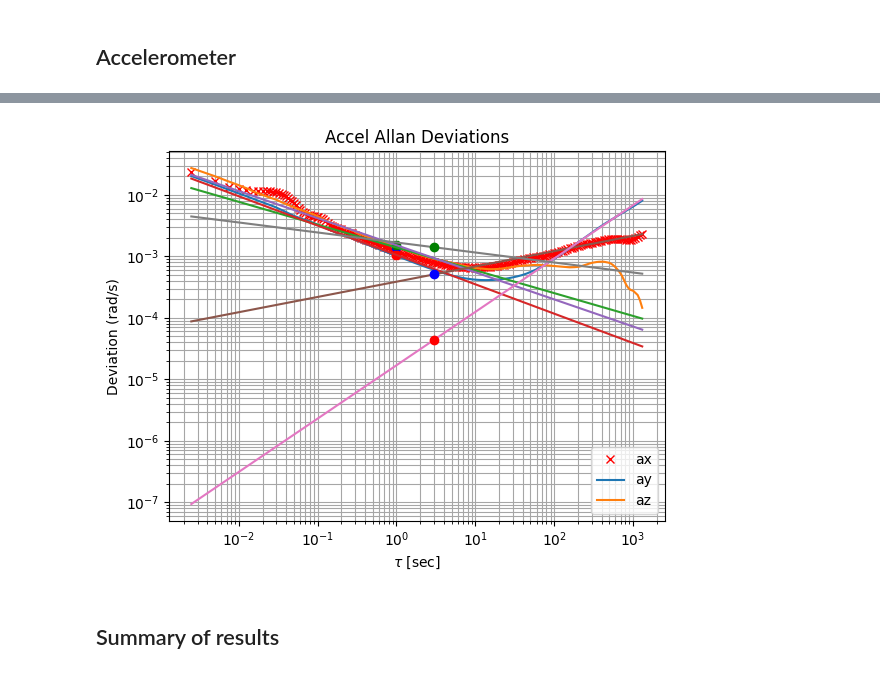
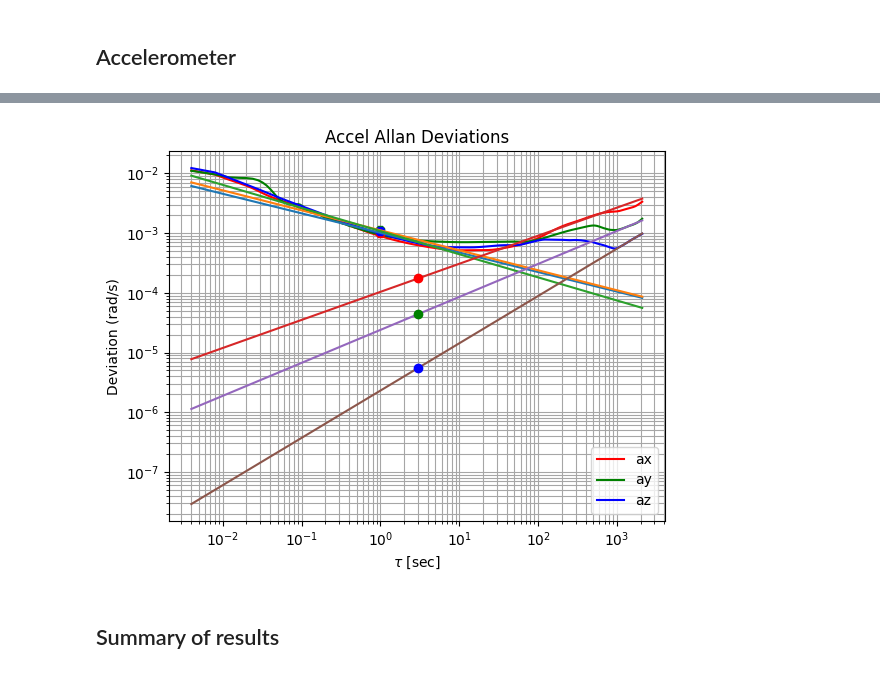
Before and after one commit to diplodocuslongus/depthai2know, a Jupyter notebook: IMU/noise_from_allan.ipynb, the cells around one changed output, grey strips where cells are left out. Drawn from its saved outputs; the diff is of its cells as text; code cells hidden in the pictures.

```diff
--- a/IMU/noise_from_allan.ipynb
+++ b/IMU/noise_from_allan.ipynb
@@ -24,22 +24,14 @@ import scipy.stats as stats
 
 HOME = os.getenv("HOME")
 #CSV_FILENAME = 'imu_oakdpro_1hr_28032024.csv'
-# CSV_FILENAME = 'imu_oak_BNO086_6mn_gyroSR400_accSR500_yDown.csv'
-# CSV_FILENAME = 'oak_BNO086_6mn_gyroSR400_accSR500_level.csv'
-# CSV_FILENAME = 'oak_BNO086_6mn_gyroSR400_accSR500_xUp.csv'
 
-# CSV_FILENAME = 'oak_BNO086_6mn_gyroSR400_accSR500_yDown.csv'
-# CSV_FILENAME = 'oak_BNO086_30mn_gyrocalSR400_acclinSR500_level.csv'
-# CSV_FILENAME = 'oak_BNO086_6mn_gyroSR400_accSR500_yUp.csv'
-# CSV_FILENAME = 'oak_BNO086_6mn_gyroSR400_accSR500_zUp.csv'
-# CSV_FILENAME = 'oak_BNO086_6mn_gyroSR400_accSR500_zDown.csv'
-# CSV_FILENAME = 'imu_oak_BNO086_6mn_gyroSR400_accSR500.csv'
-# CSV_FILENAME = 'imu_oak_BNO086_6mn_gyroSR100_accSR125.csv'
-CSV_FILENAME = HOME+'/Data/Drones/IMU/oak_BNO086_60mn_gyroSR400_accSR500_xDown.csv'
-FS = 400  # Sample rate [Hz] # this is obtained from the measured data
+CSV_FILENAME = HOME+'/Data/Drones/IMU/OAKLight_BMI270_90mn_gyroSR250_accSR250_yUp.csv'
+# CSV_FILENAME = HOME+'/Data/Drones/IMU/oak_BNO086_60mn_gyroSR400_accSR500_xDown.csv'
+FS = 250  # Sample rate [Hz] # this is obtained from the measured data
 ANGLE_UNIT_FOR_NOISE = 'rad' # or 'deg'
 VELOCITY_UNIT_FOR_NOISE = 'm/s' # or e.g. 'cm/s'
 ACCELERATION_UNIT_FOR_NOISE = 'm/s²' # or 'g'
+ACCELERATION_UNIT = 'm/s²' # or 'g'
 PRECI= 2
 TYPE = "e" # e: exponential notation
 TS = 1.0 / FS
@@ -389,9 +448,9 @@ Mnb = 200 # for noise analysis
 # Plot data on log-scale
 plt.figure()
 plt.title('Accel Allan Deviations')
-plt.plot(taux, adx, 'rx', label='ax')
-plt.plot(tauy, ady, label='ay')
-plt.plot(tauz, adz, label='az')
+plt.plot(taux, adx, 'r', label='ax')
+plt.plot(tauy, ady, 'g',label='ay')
+plt.plot(tauz, adz, 'b',label='az')
 plt.xlabel(r'$\tau$ [sec]')
 plt.ylabel(f'Deviation ({ANGLE_UNIT_FOR_NOISE}/s)')
 plt.grid(True, which="both", ls="-", color='0.65')
@@ -476,30 +535,41 @@ print(f'Average accel_veloci_randwalk = '
       #f' or {accel_veloci_randwalk_avg_dph:.{PRECI}{TYPE}} °/√hr (deg/sqrt(hour))')
 #print(f'Sqrt Average accel_veloci_randwalk \
     #= {np.sqrt(accel_veloci_randwalk_avg):.{PRECI}{TYPE}}')
-plt.plot(1,accel_veloci_randwalk_x,'b8')
-plt.plot(1,accel_veloci_randwalk_y,'r8')
-plt.plot(1,accel_veloci_randwalk_z,'g8')
+plt.plot(1,accel_veloci_randwalk_x,'r8')
+plt.plot(1,accel_veloci_randwalk_y,'g8')
+plt.plot(1,accel_veloci_randwalk_z,'b8')
 plt.plot(taux,rw_fit_x(taux))
 plt.plot(tauy,rw_fit_y(tauy))
 plt.plot(tauz,rw_fit_z(tauz))
 
 # get the rate random walk (unit: (rad/s)/√Hz
 # fit in the other direction
-
+# slop 1
 idx_start = np.where(taux > 100)[0][0]
 idx_end = np.where(taux < 1000)[0][-1]
 print(f'linear fit slope for gx: = {idx_start,idx_end}')
 logtaux = np.log(taux[idx_start:idx_end])
 logadx = np.log(adx[idx_start:idx_end])
 # for gy
-idx_start = np.where(tauy > 100)[0][0]
-idx_end = np.where(tauy < 1000)[0][-1]
+#custom location for the fit needed if ADEV is unusual
+if CSV_FILENAME == HOME+'/Data/Drones/IMU/OAKLight_BMI270_90mn_gyroSR250_accSR250_yUp.csv':
+    idx_start = -10 #tauy[-10] #np.where(tauy > 100)[0][0]
+    idx_end = -1 #tauy [-1] #np.where(tauy < 120)[0][-1]
+else:
+    idx_start = np.where(tauy > 100)[0][0]
+    idx_end = np.where(tauy < 1000)[0][-1]
+
 print(f'linear fit slope for gy: = {idx_start,idx_end}')
 logtauy = np.log(tauy[idx_start:idx_end])
 logady = np.log(ady[idx_start:idx_end])
 # for gz
-idx_start = np.where(tauz > 100)[0][0]
-idx_end = np.where(tauz < 1000)[0][-1]
+if CSV_FILENAME == HOME+'/Data/Drones/IMU/OAKLight_BMI270_90mn_gyroSR250_accSR250_yUp.csv':
+    idx_start = -10 #tauy[-10] #np.where(tauy > 100)[0][0]
+    idx_end = -1 #tauy [-1] #np.where(tauy < 120)[0][-1]
+else:
+    idx_start = np.where(tauy > 100)[0][0]
+    idx_end = np.where(tauy < 1000)[0][-1]
+
 print(f'linear fit slope for gz: = {idx_start,idx_end}')
 logtauz = np.log(tauz[idx_start:idx_end])
 logadz = np.log(adz[idx_start:idx_end])
@@ -562,8 +632,8 @@ print(f'acceleration_randwalk_x = {acceleration_randwalk_x:.{PRECI}{TYPE}} {ACCE
 print(f'acceleration_randwalk_y = {acceleration_randwalk_y:.{PRECI}{TYPE}} {ACCELERATION_UNIT_FOR_NOISE}/√s')
 print(f'acceleration_randwalk_z = {acceleration_randwalk_z:.{PRECI}{TYPE}} {ACCELERATION_UNIT_FOR_NOISE}/√s')
 print(f'Average acceleration_randwalk = {acceleration_randwalk_avg:.{PRECI}{TYPE}} {ACCELERATION_UNIT_FOR_NOISE}/√s')
-plt.plot(3,acceleration_randwalk_x,'bo')
-plt.plot(3,acceleration_randwalk_y,'ro')
-plt.plot(3,acceleration_randwalk_z,'go')
+plt.plot(3,acceleration_randwalk_x,'ro')
+plt.plot(3,acceleration_randwalk_y,'go')
+plt.plot(3,acceleration_randwalk_z,'bo')
 plt.show()
 # %% [output]
@@ -587,4 +657,4 @@ Average acceleration_randwalk = 6.53e-04 m/s²/√s
-[figure, old version]
+[figure, new version]
 # %% [markdown]
 ## Summary of results
 # %%
```
Also changed, not shown: parts of 12 cells of this notebook, 1 other file.
